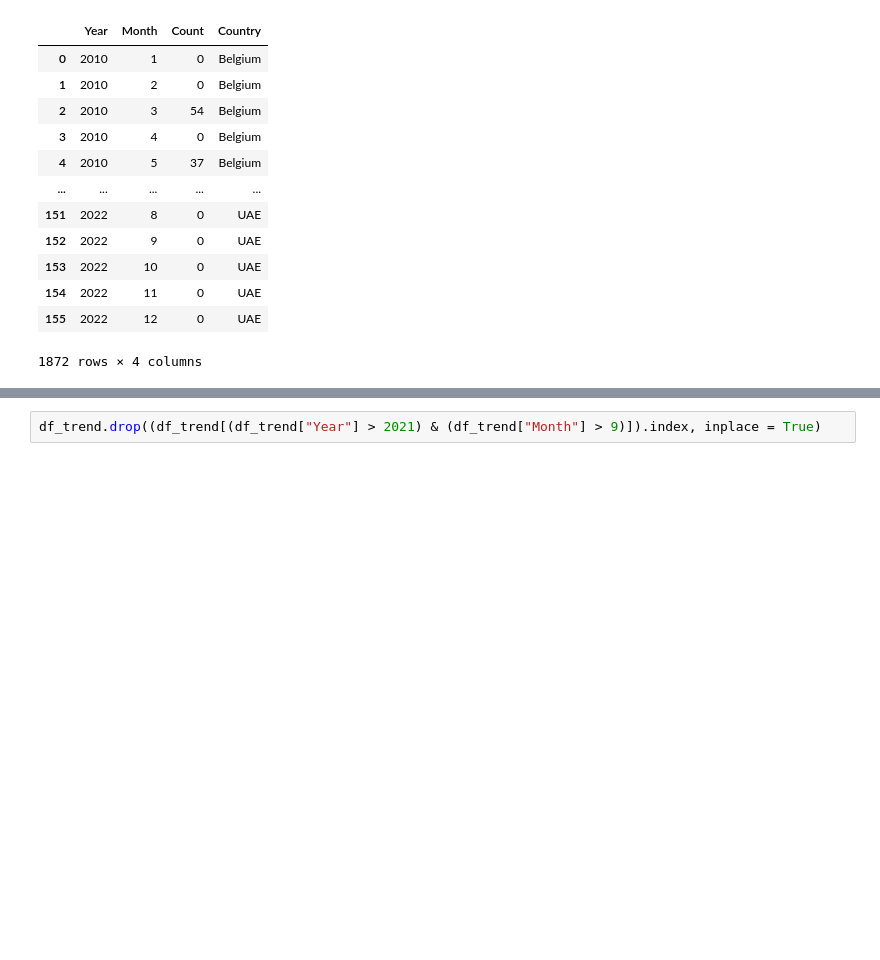
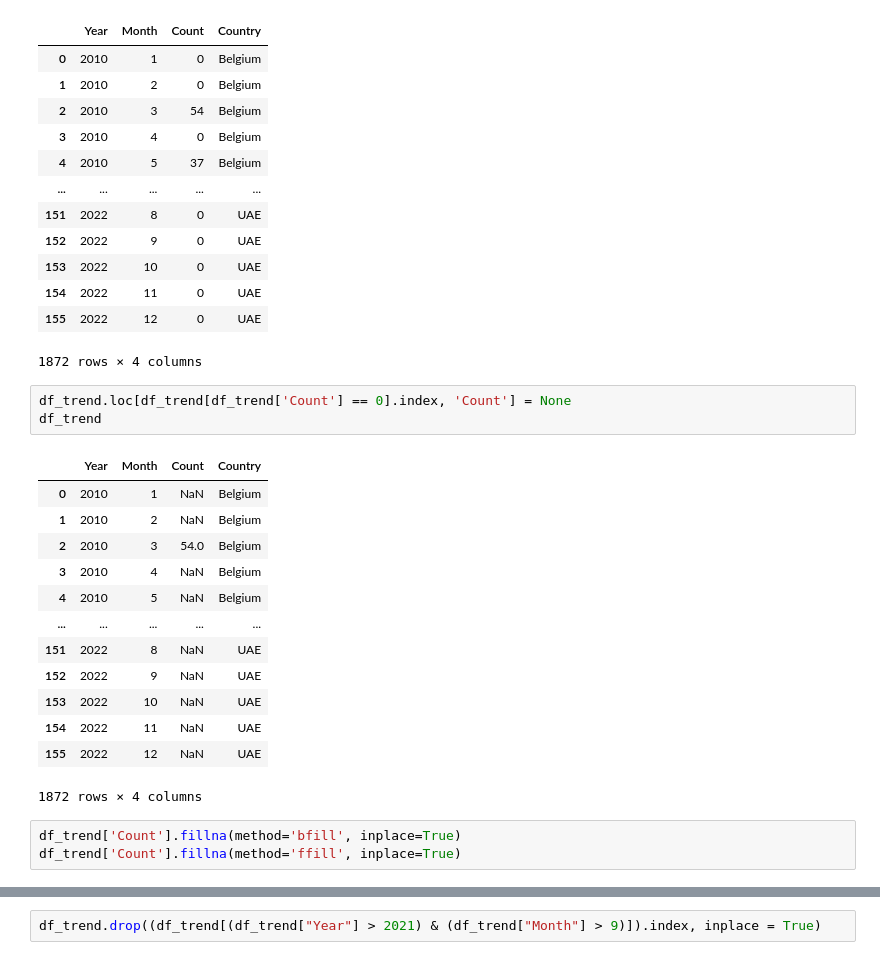
Before and after one commit to Amogh4u/ML_Ireland_tourism_prediction, a Jupyter notebook: project_code.ipynb, the cells around one changed output, grey strips where cells are left out. Saved outputs shown, nothing was run; the diff lists cells and outputs as text; blank space fills up the shorter version.

```diff
--- a/project_code.ipynb
+++ b/project_code.ipynb
@@ -223,3 +223,23 @@ df_trend
 | 154 | 2022 | 11 | 0 | UAE |
 | 155 | 2022 | 12 | 0 | UAE |
 1872 rows × 4 columns
+# %%
+df_trend.loc[df_trend[df_trend['Count'] == 0].index, 'Count'] = None
+df_trend
+# %% [output]
+|  | Year | Month | Count | Country |
+| 0 | 2010 | 1 | NaN | Belgium |
+| 1 | 2010 | 2 | NaN | Belgium |
+| 2 | 2010 | 3 | 54.0 | Belgium |
+| 3 | 2010 | 4 | NaN | Belgium |
+| 4 | 2010 | 5 | NaN | Belgium |
+| ... | ... | ... | ... | ... |
+| 151 | 2022 | 8 | NaN | UAE |
+| 152 | 2022 | 9 | NaN | UAE |
+| 153 | 2022 | 10 | NaN | UAE |
+| 154 | 2022 | 11 | NaN | UAE |
+| 155 | 2022 | 12 | NaN | UAE |
+1872 rows × 4 columns
+# %%
+df_trend['Count'].fillna(method='bfill', inplace=True)
+df_trend['Count'].fillna(method='ffill', inplace=True)
```
Also changed, not shown: parts of 1 cell of this notebook, 2 other files.
